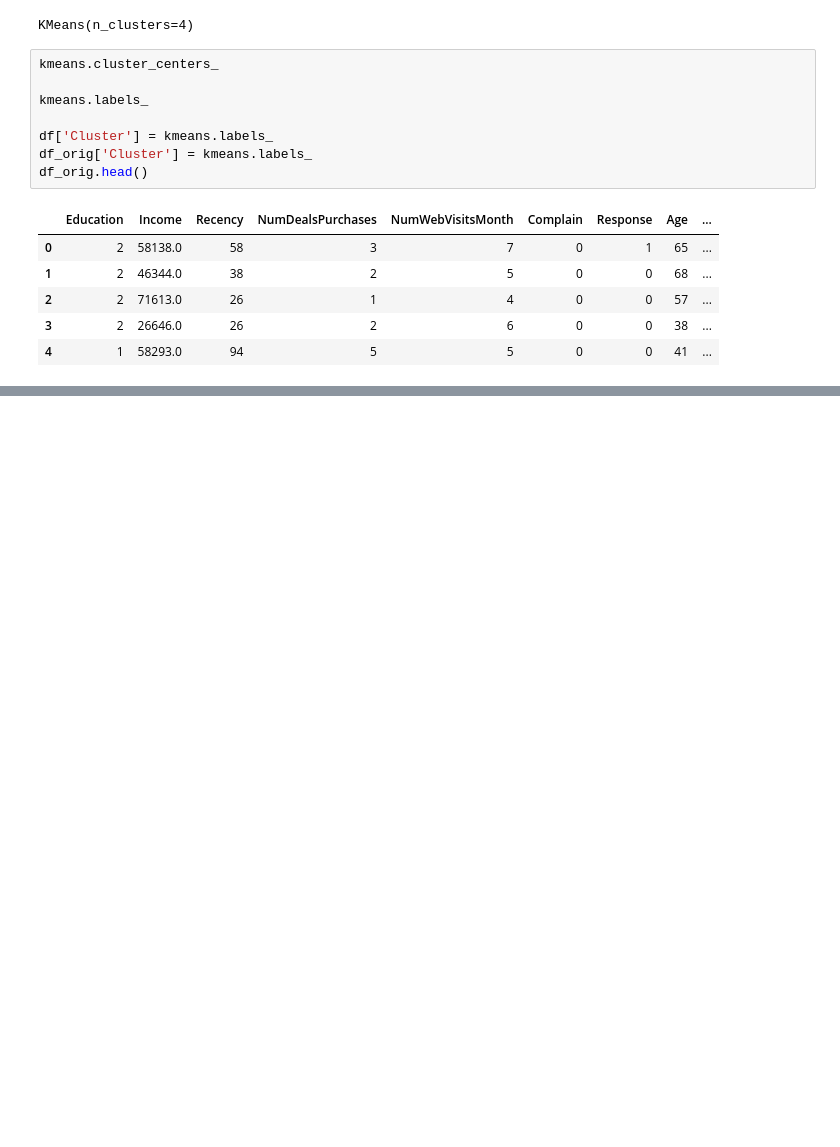
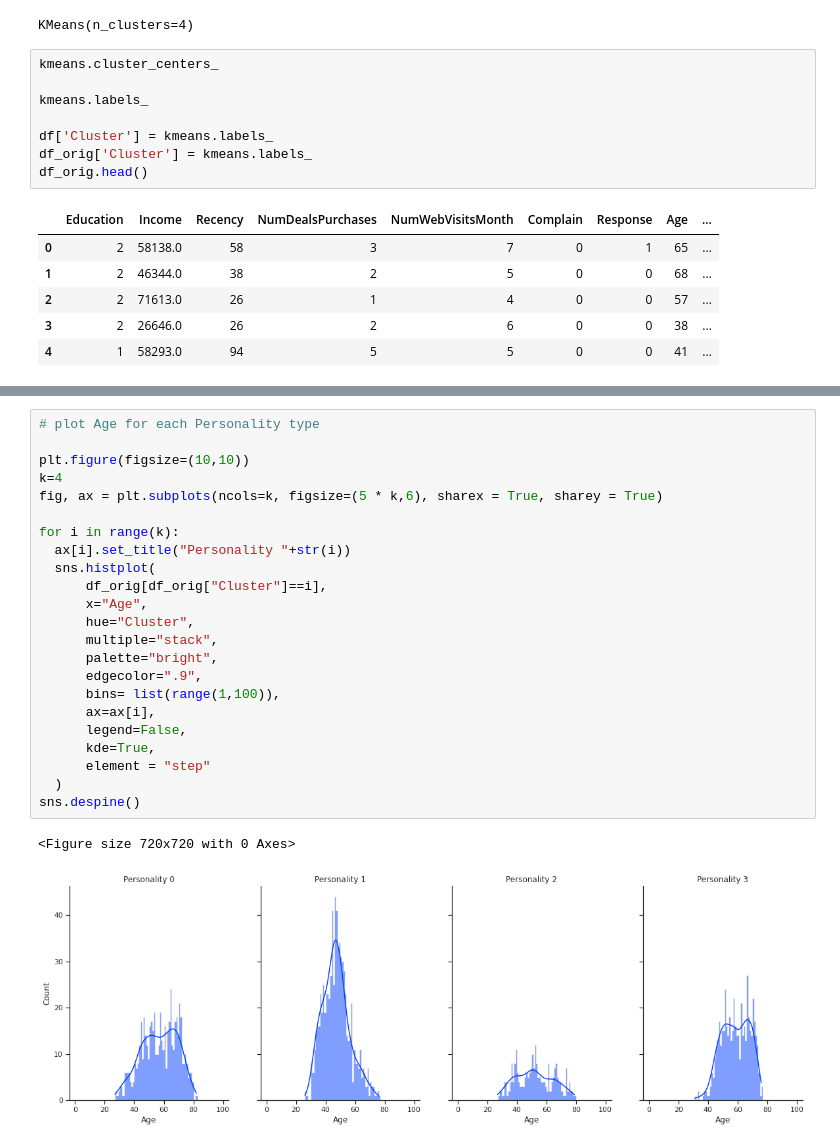
Before and after one commit to fgith/data-science, a Jupyter notebook: logistic-regression/logistic_regression_customerpersonality.ipynb, the cells around one changed output, grey strips where cells are left out. Drawn from its saved outputs; the diff is of its cells as text; blank space fills up the shorter version.

```diff
--- a/logistic-regression/logistic_regression_customerpersonality.ipynb
+++ b/logistic-regression/logistic_regression_customerpersonality.ipynb
@@ -367,0 +365,26 @@ sns.despine()
+# %%
+# plot Age for each Personality type
+
+plt.figure(figsize=(10,10))
+k=4
+fig, ax = plt.subplots(ncols=k, figsize=(5 * k,6), sharex = True, sharey = True)
+
+for i in range(k):
+  ax[i].set_title("Personality "+str(i))
+  sns.histplot(
+      df_orig[df_orig["Cluster"]==i],
+      x="Age",
+      hue="Cluster",
+      multiple="stack",
+      palette="bright",
+      edgecolor=".9",
+      bins= list(range(1,100)),
+      ax=ax[i],
+      legend=False,
+      kde=True,
+      element = "step"
+  )
+sns.despine()
+# %% [output]
+<Figure size 720x720 with 0 Axes>
+[figure, added]
```
Also changed, not shown: parts of 6 cells of this notebook.
